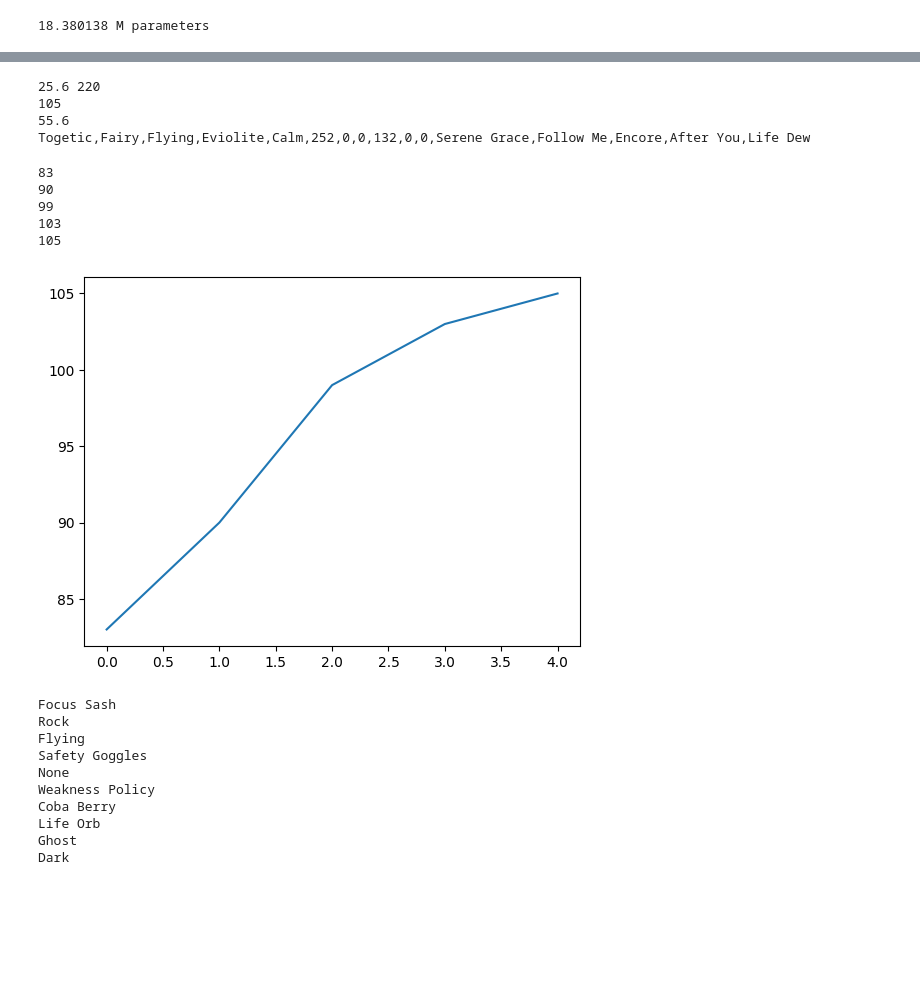
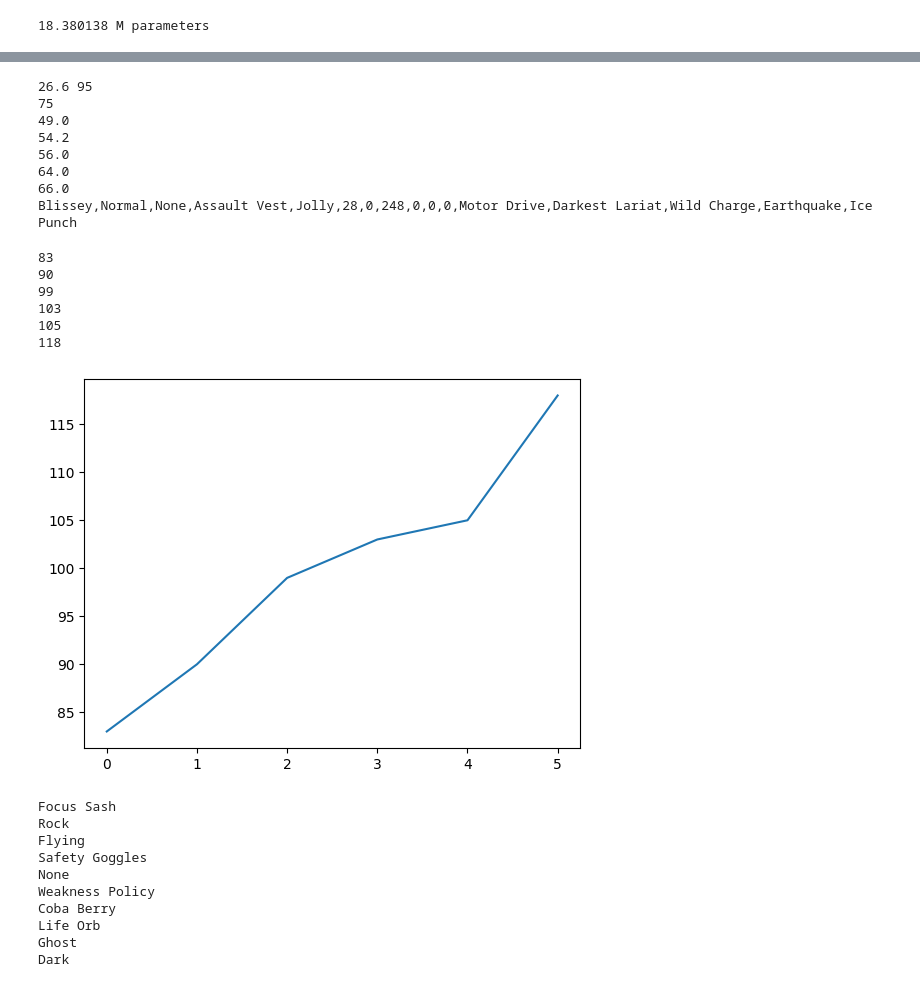
Before and after one commit to AlanOsys/PokemonTransformer, a Jupyter notebook: PokemonTransformerFromScratch.ipynb, the cells around one changed output, grey strips where cells are left out. Drawn from its saved outputs; the diff is of its cells as text; code cells hidden in the pictures; blank space fills up the shorter version.

```diff
--- a/PokemonTransformerFromScratch.ipynb
+++ b/PokemonTransformerFromScratch.ipynb
@@ -42,7 +42,7 @@ def load(file_name='FromScratchModel.pth'):
     #torch.save(self.state_dict(),file_name)
 # %%
 torch.manual_seed(1337)
-dataset = 'FineTuningDataset5.txt'
+dataset = 'FineTuningDataset6.txt'
 with open(dataset, 'r', encoding='utf-8', errors='ignore') as f:
     lines = f.readlines()
     random.shuffle(lines)
@@ -761,7 +852,7 @@ Poison,Fire
 #- Avalanche
 #- Body Press
 #- Body Slam
-f = open("FineTuningPokemon6.txt","r",encoding="utf-8")
+f = open("FineTuningPokemon7.txt","r",encoding="utf-8")
 lines = f.readlines()
 #Genned = AutoCorrect(GenerateRandomPokemon()).split(",")[:-1]
 
@@ -870,7 +961,7 @@ plt.show()
 import matplotlib
 import numpy as np
 import matplotlib.pyplot as plt
-f = open("PokemonWinratesFile5.txt","r")
+f = open("PokemonWinratesFile7.txt","r")
 lines = f.readlines()
 arrayOfWinrates2 = []
 for i in lines:
@@ -898,7 +989,7 @@ plt.plot(a_masked, 'r', linewidth=2)
 # add the threshold value (optional)
 plt.axhline(55, color='k', linestyle='--')
 plt.axhline(45, color='k', linestyle='--')
-plt.savefig("Graphs/Fine-Tuning4")
+plt.savefig("Graphs/Fine-Tuning6")
 plt.show()
 # %% [output]
 [figure]
@@ -912,19 +1003,23 @@ for i in range(0,len(arrayOfWinrates2)):
     if arrayOfWinrates2[sortedList[i]] > 45.0 and arrayOfWinrates2[sortedList[i]] < 55.0:
         BalancedWinrates.append(sortedList[i])
 print(len(BalancedWinrates))
-f = open("FineTuningPokemon5.txt","r",encoding="utf-8")
+f = open("FineTuningPokemon7.txt","r",encoding="utf-8")
 
 pokemons = f.read().split("\n")
 pokemons = [pokemon.strip(",") for pokemon in sorted(pokemons)][1:]
 for i in range(len(sortedList)):
-    if(pokemons[sortedList[i]].split(",")[0] == "Druddigon"):
+    if(pokemons[sortedList[i]].split(",")[0] == "Rayquaza"):
         print(arrayOfWinrates2[sortedList[i]])
 print(pokemons[sortedList[0]])
 # %% [output]
-25.6 220
-105
-55.6
-Togetic,Fairy,Flying,Eviolite,Calm,252,0,0,132,0,0,Serene Grace,Follow Me,Encore,After You,Life Dew
+26.6 95
+75
+49.0
+54.2
+56.0
+64.0
+66.0
+Blissey,Normal,None,Assault Vest,Jolly,28,0,248,0,0,0,Motor Drive,Darkest Lariat,Wild Charge,Earthquake,Ice Punch
 # %%
 finalWinrates = []
 f = open("PokemonWinratesFile.txt","r")
@@ -991,33 +1086,52 @@ BalancedWinrates = []
 for i in range(0,len(arrayOfWinrates2)):
     if arrayOfWinrates2[sortedList[i]] > 45.0 and arrayOfWinrates2[sortedList[i]] < 55.0:
         BalancedWinrates.append(sortedList[i])
 print(len(BalancedWinrates))
 finalWinrates.append(len(BalancedWinrates))
+
 f = open("PokemonWinratesFile5.txt","r")
+lines = f.readlines()
+arrayOfWinrates2 = []
+for i in lines:
+    rates = np.array(i.replace("[","").replace("]","").split(","),dtype=float)
+    average = np.average(rates)
+    arrayOfWinrates2.append(average)
+s = arrayOfWinrates2
+sortedList = sorted(range(len(s)), key=lambda k: s[k])
+#print(arrayOfWinrates2[sortedList[0]],sortedList[-3])
+BalancedWinrates = []
+for i in range(0,len(arrayOfWinrates2)):
+    if arrayOfWinrates2[sortedList[i]] > 45.0 and arrayOfWinrates2[sortedList[i]] < 55.0:
+        BalancedWinrates.append(sortedList[i])
+print(len(BalancedWinrates))
+finalWinrates.append(len(BalancedWinrates))
+
+f = open("PokemonWinratesFile6.txt","r")
 lines = f.readlines()
 arrayOfWinrates2 = []
 for i in lines:
     rates = np.array(i.replace("[","").replace("]","").split(","),dtype=float)
     average = np.average(rates)
     arrayOfWinrates2.append(average)
 s = arrayOfWinrates2
 sortedList = sorted(range(len(s)), key=lambda k: s[k])
 #print(arrayOfWinrates2[sortedList[0]],sortedList[-3])
 BalancedWinrates = []
 for i in range(0,len(arrayOfWinrates2)):
     if arrayOfWinrates2[sortedList[i]] > 45.0 and arrayOfWinrates2[sortedList[i]] < 55.0:
         BalancedWinrates.append(sortedList[i])
 print(len(BalancedWinrates))
 finalWinrates.append(len(BalancedWinrates))
 
 plt.plot(finalWinrates)
 plt.show()
 # %% [output]
 83
 90
 99
 103
 105
+118
-[figure, old version]
+[figure, new version]
 # %%
 import random
```
Also changed, not shown: parts of 9 cells of this notebook.
